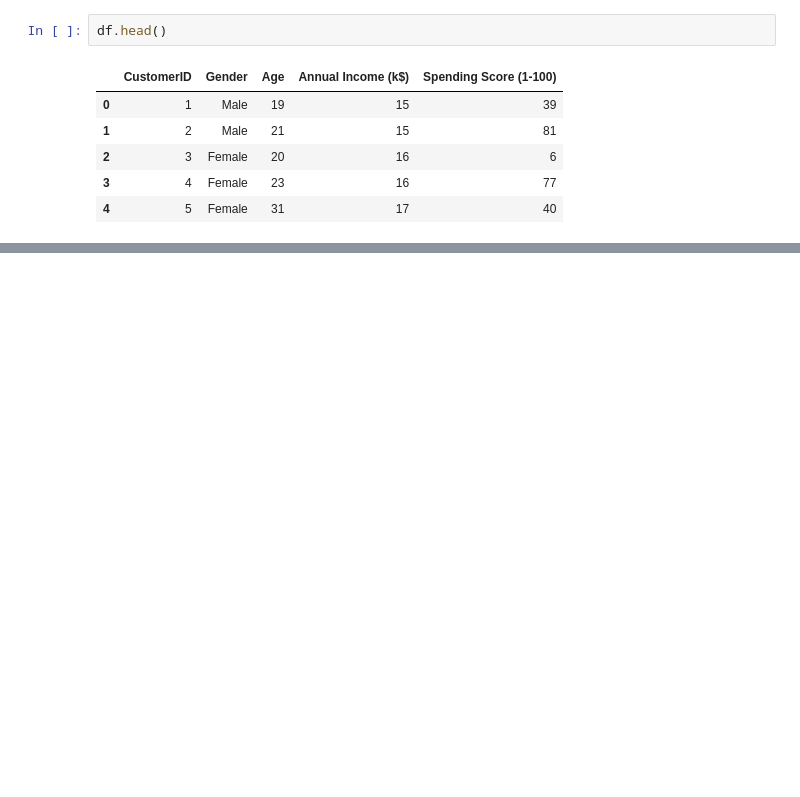
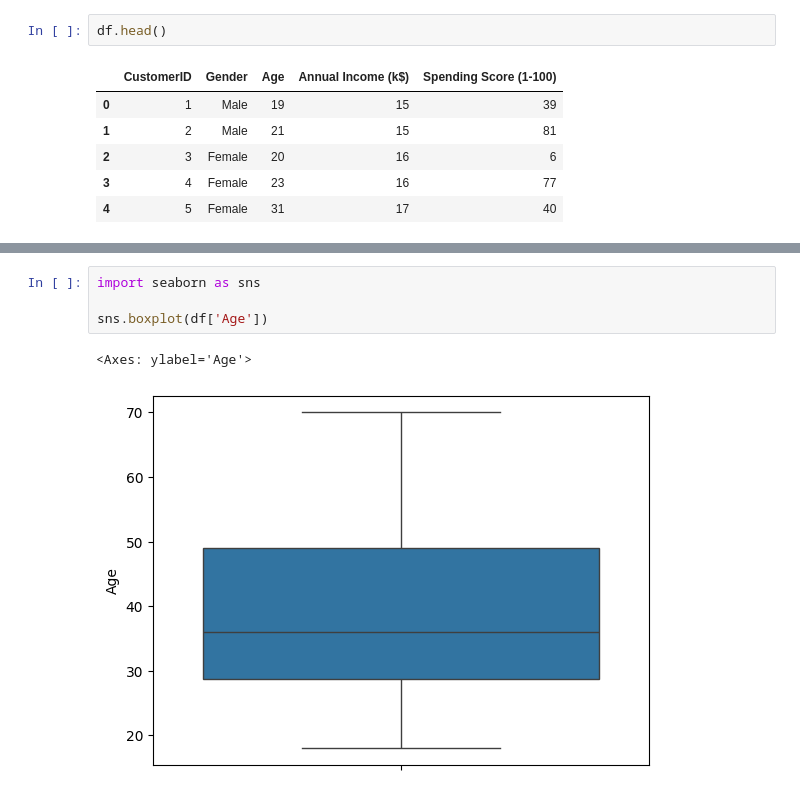
Before and after one commit to mahefatsiresy/ispm-ml-m2-2025, a Jupyter notebook: exo1.ipynb, the cells around one changed output, grey strips where cells are left out. Drawn from its saved outputs; the diff is of its cells as text; blank space fills up the shorter version.

```diff
--- a/exo1.ipynb
+++ b/exo1.ipynb
@@ -13,0 +73,7 @@ df.head()
+# %%
+import seaborn as sns
+
+sns.boxplot(df['Age'])
+# %% [output]
+<Axes: ylabel='Age'>
+[figure, added]
```
Also changed, not shown: parts of 33 cells of this notebook, 1 other file.
